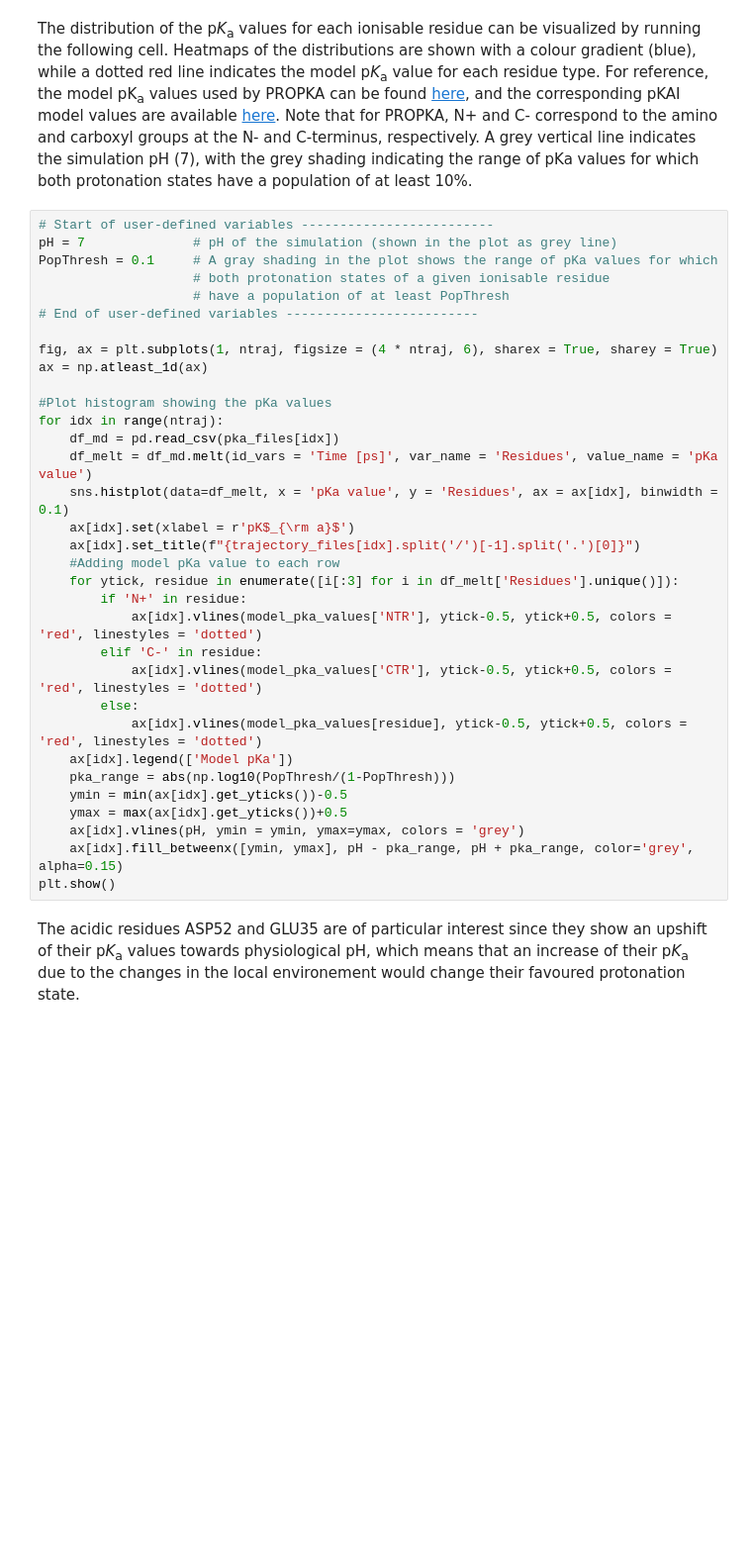
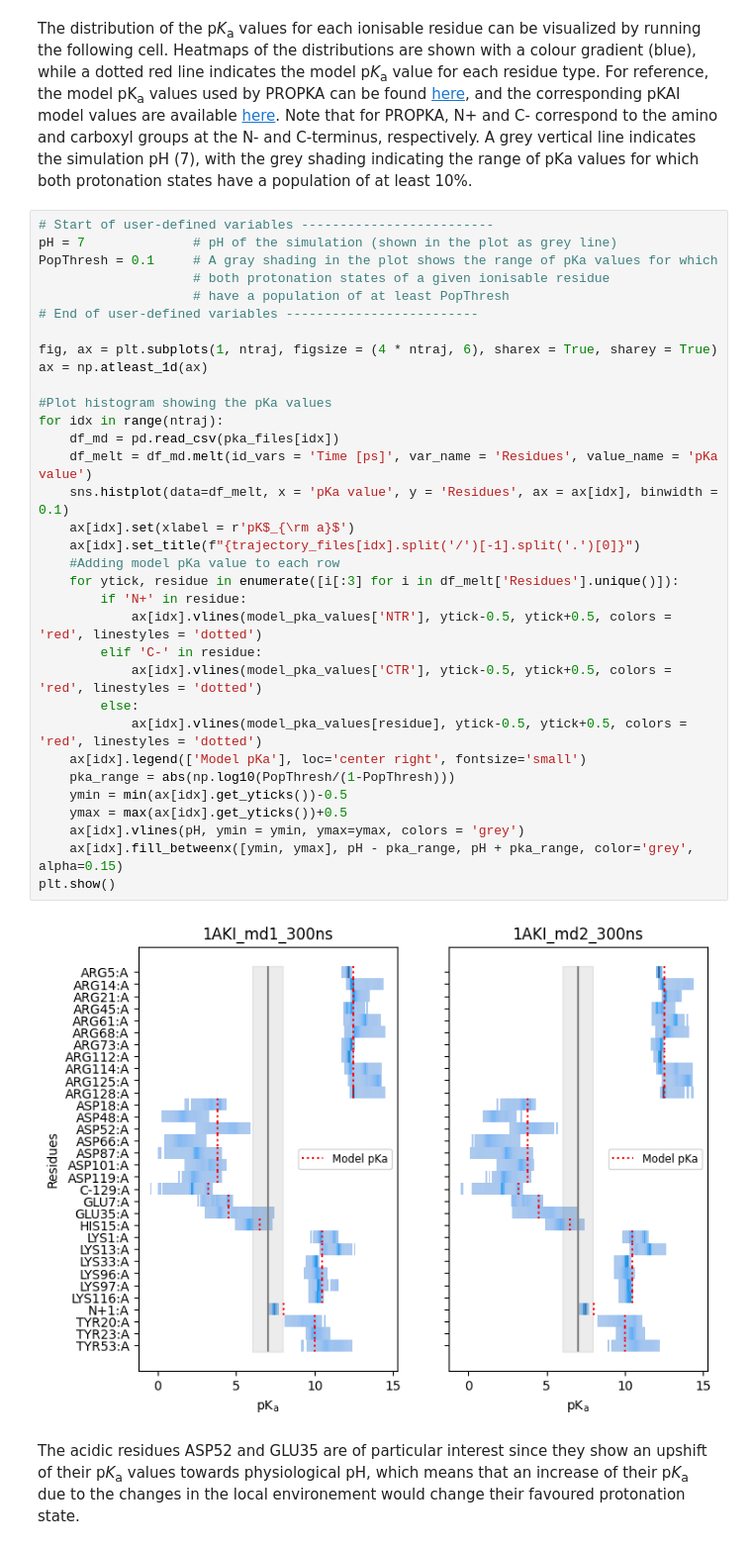
Before and after one commit to fornililab/TrIPP, a Jupyter notebook: tutorial/tripp_tutorial.ipynb, the cells around one changed output. Shown at 99% size. Saved outputs shown, nothing was run; the diff lists cells and outputs as text; blank space fills up the shorter version.

```diff
--- a/tutorial/tripp_tutorial.ipynb
+++ b/tutorial/tripp_tutorial.ipynb
@@ -164,34 +164,36 @@ A grey vertical line indicates the simulation pH (7), with the grey shading indi
 pH = 7              # pH of the simulation (shown in the plot as grey line)
 PopThresh = 0.1     # A gray shading in the plot shows the range of pKa values for which
                     # both protonation states of a given ionisable residue
                     # have a population of at least PopThresh
 # End of user-defined variables -------------------------
 
 fig, ax = plt.subplots(1, ntraj, figsize = (4 * ntraj, 6), sharex = True, sharey = True)
 ax = np.atleast_1d(ax)
 
 #Plot histogram showing the pKa values
 for idx in range(ntraj):
     df_md = pd.read_csv(pka_files[idx])
     df_melt = df_md.melt(id_vars = 'Time [ps]', var_name = 'Residues', value_name = 'pKa value')
     sns.histplot(data=df_melt, x = 'pKa value', y = 'Residues', ax = ax[idx], binwidth = 0.1)
     ax[idx].set(xlabel = r'pK$_{\rm a}$')
     ax[idx].set_title(f"{trajectory_files[idx].split('/')[-1].split('.')[0]}")
     #Adding model pKa value to each row
     for ytick, residue in enumerate([i[:3] for i in df_melt['Residues'].unique()]):
         if 'N+' in residue:
             ax[idx].vlines(model_pka_values['NTR'], ytick-0.5, ytick+0.5, colors = 'red', linestyles = 'dotted')
         elif 'C-' in residue:
             ax[idx].vlines(model_pka_values['CTR'], ytick-0.5, ytick+0.5, colors = 'red', linestyles = 'dotted')
         else:
             ax[idx].vlines(model_pka_values[residue], ytick-0.5, ytick+0.5, colors = 'red', linestyles = 'dotted')
-    ax[idx].legend(['Model pKa'])
+    ax[idx].legend(['Model pKa'], loc='center right', fontsize='small')
     pka_range = abs(np.log10(PopThresh/(1-PopThresh)))
     ymin = min(ax[idx].get_yticks())-0.5
     ymax = max(ax[idx].get_yticks())+0.5
     ax[idx].vlines(pH, ymin = ymin, ymax=ymax, colors = 'grey')
     ax[idx].fill_betweenx([ymin, ymax], pH - pka_range, pH + pka_range, color='grey', alpha=0.15)
 plt.show()
+# %% [output]
+[figure, added]
 # %% [markdown]
 The acidic residues ASP52 and GLU35 are of particular interest since they show an upshift of their p*K*<sub>a</sub> values towards physiological pH, which means that an increase of their p*K*<sub>a</sub> due to the changes in the local environement would change their favoured protonation state.
 # %% [markdown]
```
Also changed, not shown: parts of 6 cells of this notebook.
